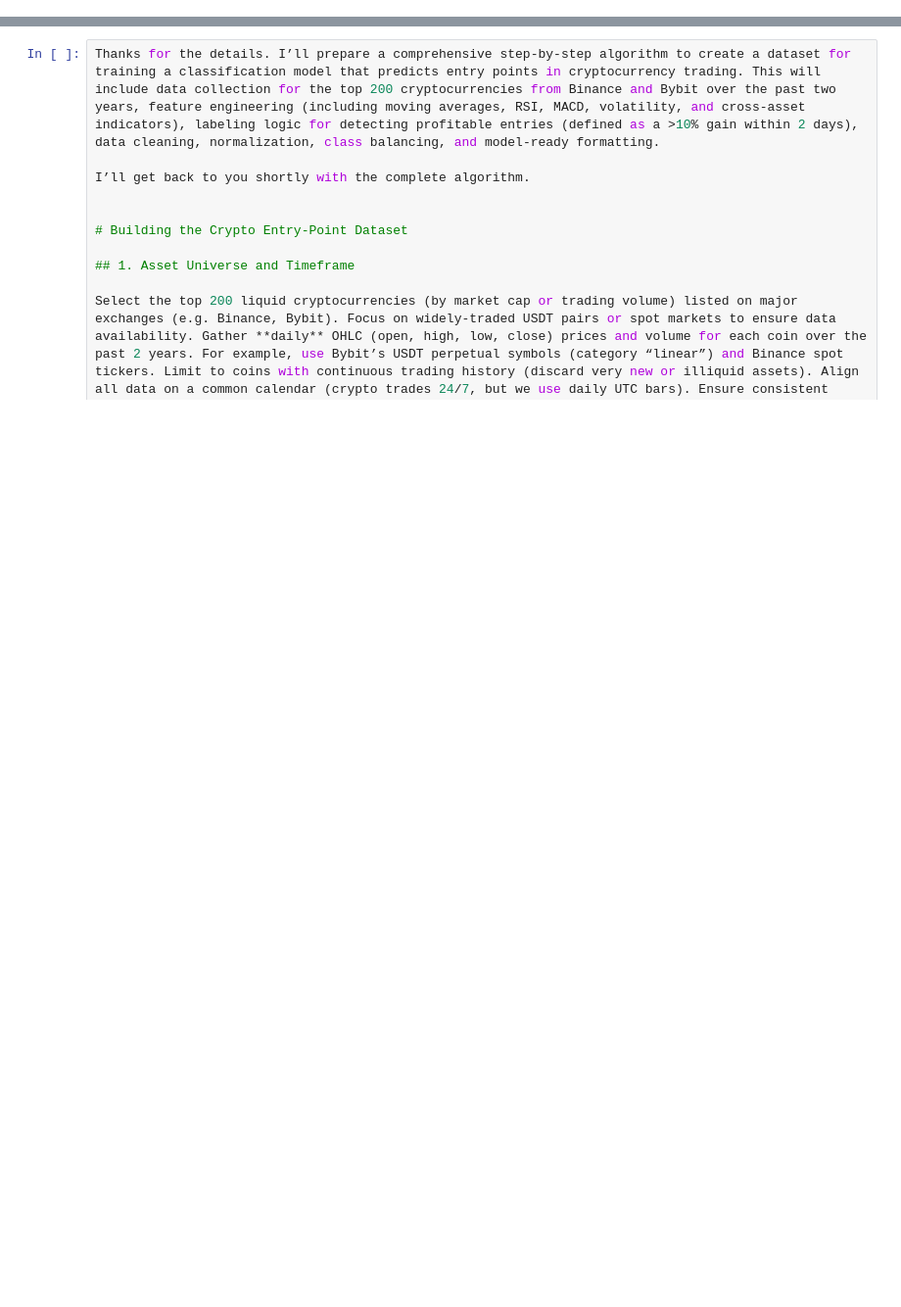
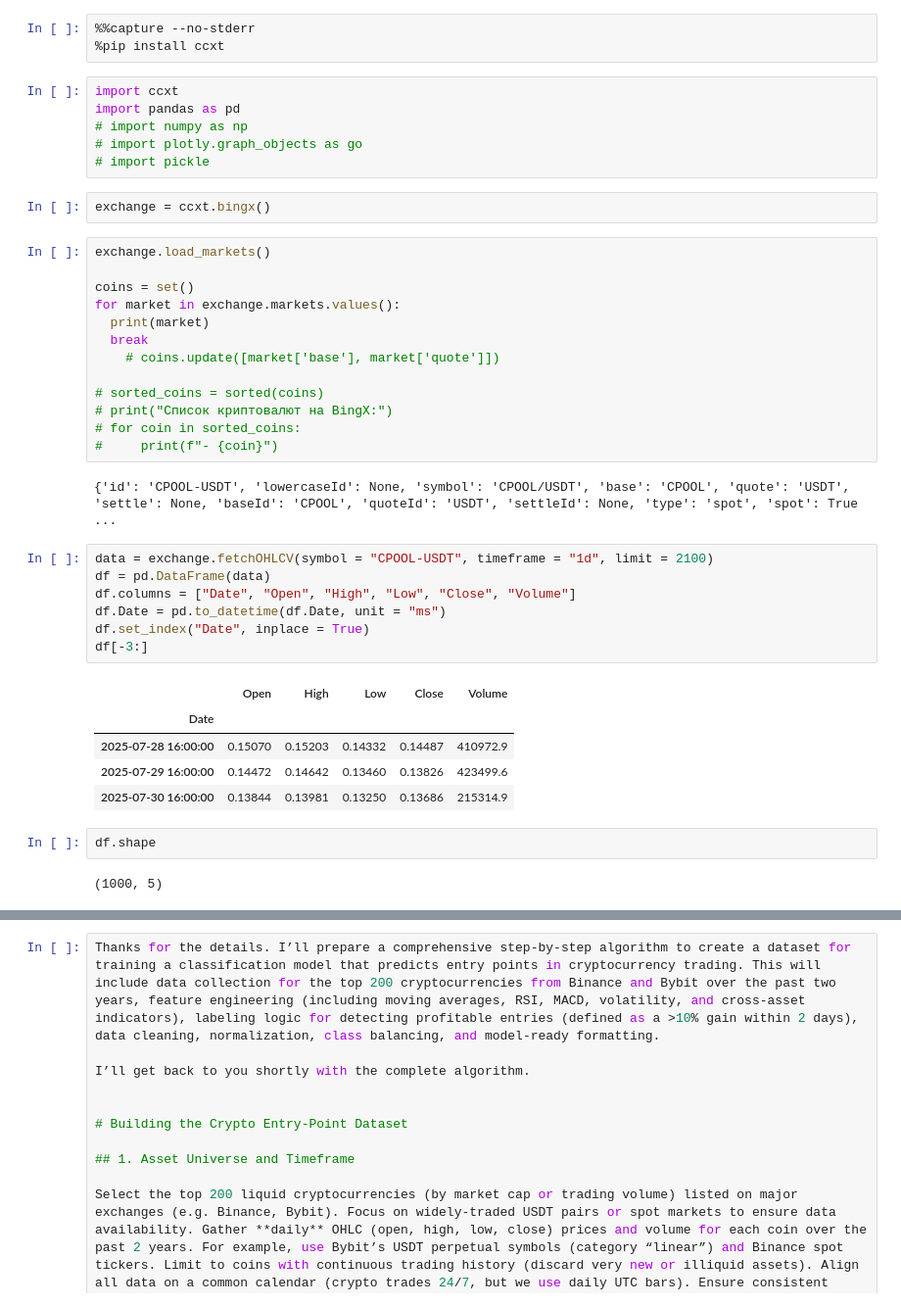
Before and after one commit to Nekhaenko/BigData1, a Jupyter notebook: Untitled39.ipynb, the cells around one changed output, grey strips where cells are left out. Shown at 98% size. Drawn from its saved outputs; the diff is of its cells as text; blank space fills up the shorter version.

```diff
--- a/Untitled39.ipynb
+++ b/Untitled39.ipynb
@@ -472,0 +3,43 @@ This comprehensive algorithm provides a robust framework for creating a high-qua
+# %%
+%%capture --no-stderr
+%pip install ccxt
+# %%
+import ccxt
+import pandas as pd
+# import numpy as np
+# import plotly.graph_objects as go
+# import pickle
+# %%
+exchange = ccxt.bingx()
+# %%
+exchange.load_markets()
+
+coins = set()
+for market in exchange.markets.values():
+  print(market)
+  break
+    # coins.update([market['base'], market['quote']])
+
+# sorted_coins = sorted(coins)
+# print("Список криптовалют на BingX:")
+# for coin in sorted_coins:
+#     print(f"- {coin}")
+# %% [output]
+{'id': 'CPOOL-USDT', 'lowercaseId': None, 'symbol': 'CPOOL/USDT', 'base': 'CPOOL', 'quote': 'USDT', 'settle': None, 'baseId': 'CPOOL', 'quoteId': 'USDT', 'settleId': None, 'type': 'spot', 'spot': True ...
+# %%
+data = exchange.fetchOHLCV(symbol = "CPOOL-USDT", timeframe = "1d", limit = 2100)
+df = pd.DataFrame(data)
+df.columns = ["Date", "Open", "High", "Low", "Close", "Volume"]
+df.Date = pd.to_datetime(df.Date, unit = "ms")
+df.set_index("Date", inplace = True)
+df[-3:]
+# %% [output]
+|  | Open | High | Low | Close | Volume |
+| Date |  |  |  |  |  |
+| 2025-07-28 16:00:00 | 0.15070 | 0.15203 | 0.14332 | 0.14487 | 410972.9 |
+| 2025-07-29 16:00:00 | 0.14472 | 0.14642 | 0.13460 | 0.13826 | 423499.6 |
+| 2025-07-30 16:00:00 | 0.13844 | 0.13981 | 0.13250 | 0.13686 | 215314.9 |
+# %%
+df.shape
+# %% [output]
+(1000, 5)
```
Also changed, not shown: parts of 3 cells of this notebook.
